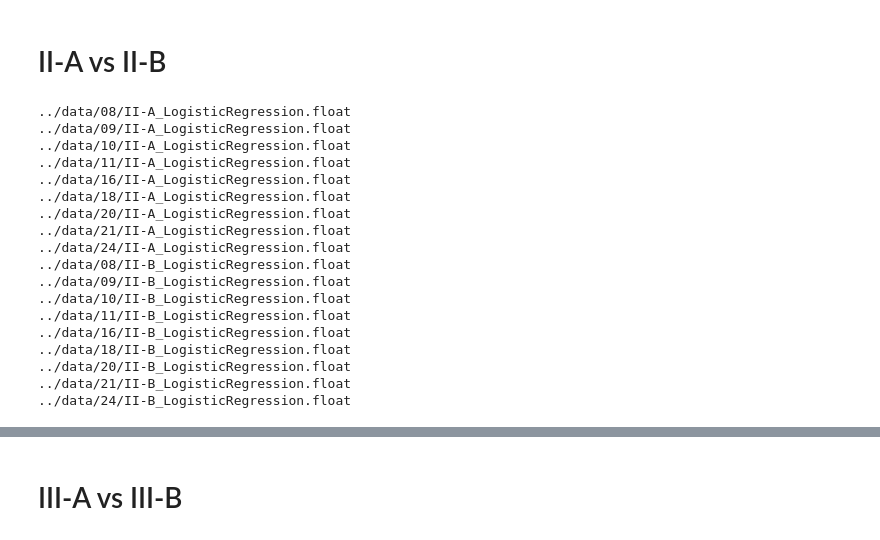
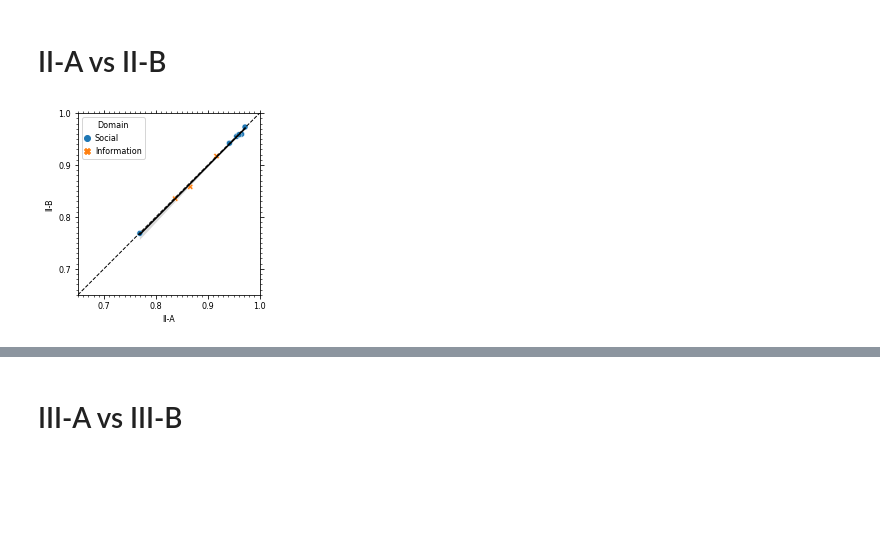
Before and after one commit to BattleBunny/snaproject, a Jupyter notebook: code/Figures for Paper.ipynb, the cells around one changed output, grey strips where cells are left out. Cells and saved outputs as stored; diff of their text form; code cells hidden in the pictures; blank space fills up the shorter version.

```diff
--- a/code/Figures for Paper.ipynb
+++ b/code/Figures for Paper.ipynb
@@ -1,15 +7,4 @@
 # %%
-
-import numpy as np
-import pandas as pd
-import matplotlib
-import matplotlib.pyplot as plt
-import seaborn as sns
-
+# .... dit zijn dus de single edge........
 networks = [8,9,10,11,16,18,20,21,24] #4 weggehaald
-
-print(networks)
-def get_performance(network: int, nswap_perc: int = 0, feature_set: str = 'II-A', model: str = 'LogisticRegression'):
-    print(f'../data/{network:02}/{feature_set}_{model}.float')
-    with open(f'../data/{network:02}/{feature_set}_{model}.float') as file:
-        return float(file.read())
+# networks = [i for i in range(1,31)]
@@ -17,0 +11,7 @@ def get_performance(network: int, nswap_perc: int = 0, feature_set: str = 'II-A'
+# %%
+def get_performance(network: int, feature_set: str = 'II-A', model: str = 'LogisticRegression'):
+    if feature_set == 'I+II-A+III-A':
+        with open(f'/data/s3021637/{network:02}/properties/{feature_set}_{model}.float') as file:
+            return float(file.read())
+    with open(f'/data/s1620444/{network:02}/properties/{feature_set}_{model}.float') as file:
+        return float(file.read())
@@ -88,27 +69,12 @@ with plt.rc_context(rc):
 # II-A vs II-B
 # %%
 info = pd.read_json('../networks.jsonl', lines=True).set_index('index')
-df = pd.DataFrame({
+df_2a_2b = pd.DataFrame({
     'Domain': info['category'],
-    'Temporal topological WITH past event aggregation features (AUC)': {network: get_performance(network, feature_set='II-A') for network in networks},
-    'Temporal topological WITHOUT past event aggregation features (AUC)': {network: get_performance(network, feature_set='II-B') for network in networks},
+    'II-A': {network: get_performance(network, feature_set='II-A') for network in networks},
+    'II-B': {network: get_performance(network, feature_set='II-B') for network in networks},
 }).dropna()
+
+make_figure(df_2a_2b, "II-A", "II-B", "Fig6")
 # %% [output]
-../data/08/II-A_LogisticRegression.float
-../data/09/II-A_LogisticRegression.float
-../data/10/II-A_LogisticRegression.float
-../data/11/II-A_LogisticRegression.float
-../data/16/II-A_LogisticRegression.float
-../data/18/II-A_LogisticRegression.float
-../data/20/II-A_LogisticRegression.float
-../data/21/II-A_LogisticRegression.float
-../data/24/II-A_LogisticRegression.float
-../data/08/II-B_LogisticRegression.float
-../data/09/II-B_LogisticRegression.float
-../data/10/II-B_LogisticRegression.float
-../data/11/II-B_LogisticRegression.float
-../data/16/II-B_LogisticRegression.float
-../data/18/II-B_LogisticRegression.float
-../data/20/II-B_LogisticRegression.float
-../data/21/II-B_LogisticRegression.float
-../data/24/II-B_LogisticRegression.float
+[figure, added]
```
Also changed, not shown: parts of 16 cells of this notebook, 13 other files.
